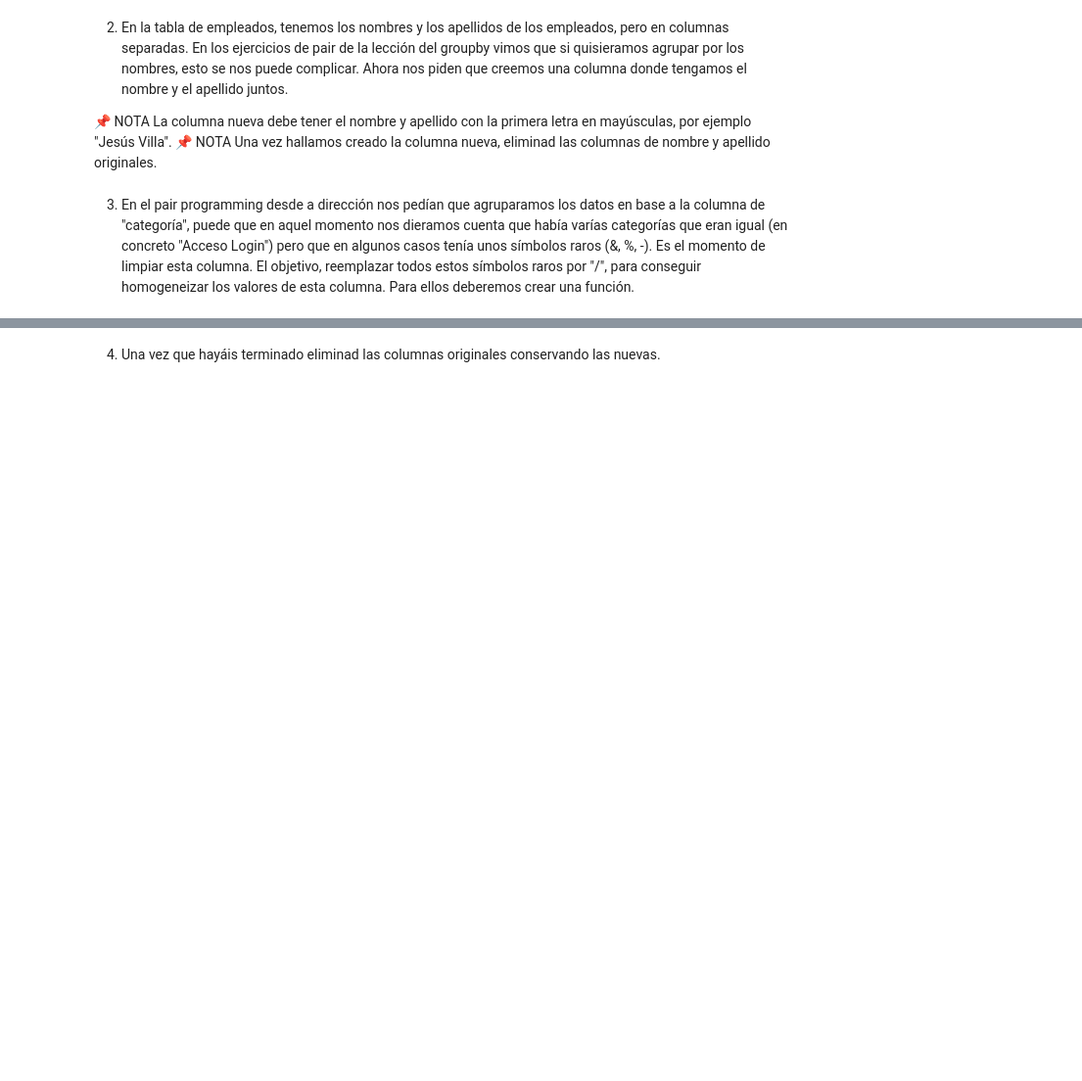
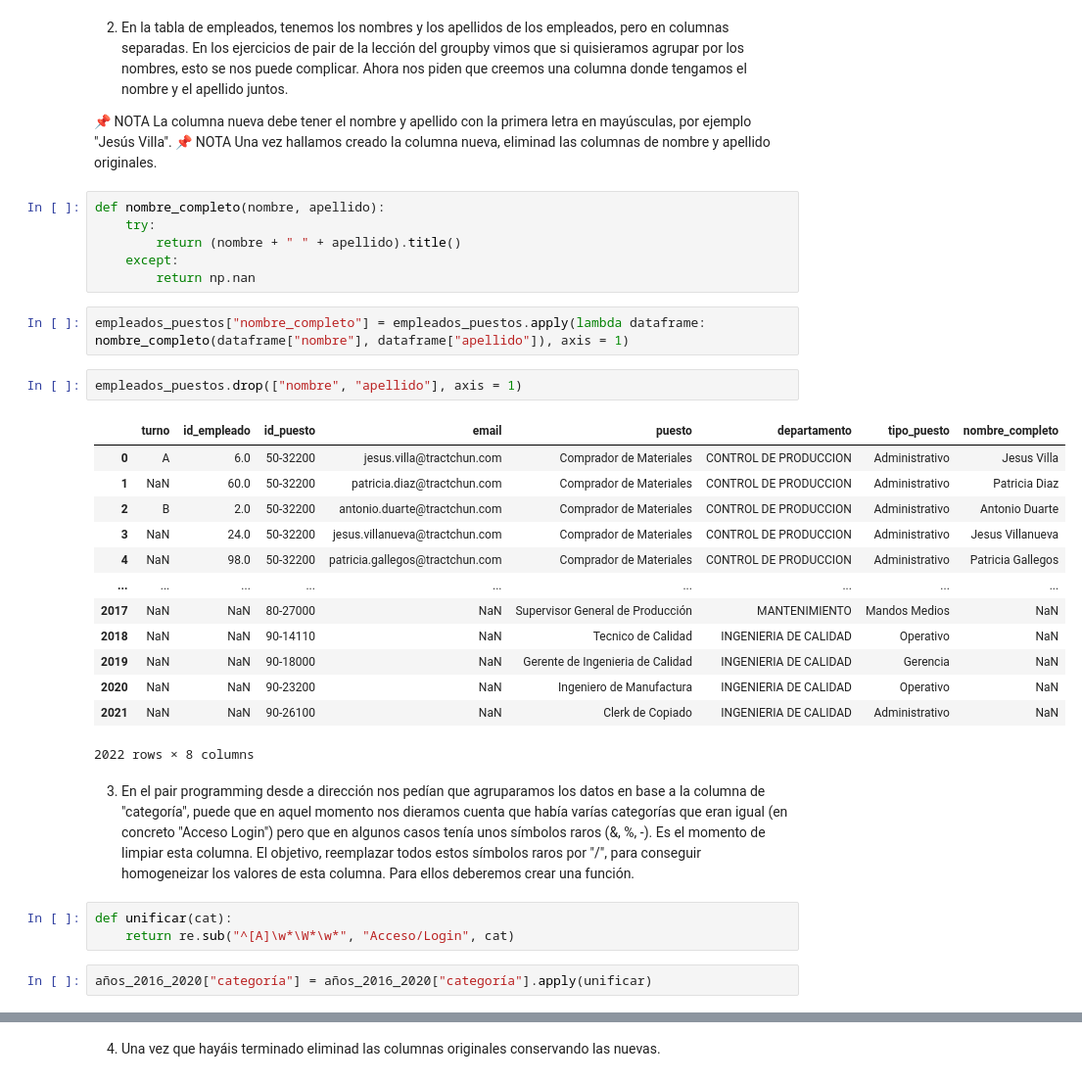
Before and after one commit to Adalab/promo-d-da-modulo2-sprint1-cristina-lidya, a Jupyter notebook: pandas/pandas-leccion7-apply.ipynb, the cells around one changed output, grey strips where cells are left out. Shown at 98% size. Drawn from its saved outputs; the diff is of its cells as text; blank space fills up the shorter version.

```diff
--- a/pandas/pandas-leccion7-apply.ipynb
+++ b/pandas/pandas-leccion7-apply.ipynb
@@ -28,5 +85,34 @@ Ahora nos piden que creemos una columna donde tengamos el nombre y el apellido j
 
 📌 NOTA La columna nueva debe tener el nombre y apellido con la primera letra en mayúsculas, por ejemplo "Jesús Villa".
 📌 NOTA Una vez hallamos creado la columna nueva, eliminad las columnas de nombre y apellido originales.
+# %%
+def nombre_completo(nombre, apellido):
+    try:
+        return (nombre + " " + apellido).title()
+    except:
+        return np.nan
+# %%
+empleados_puestos["nombre_completo"] = empleados_puestos.apply(lambda dataframe: nombre_completo(dataframe["nombre"], dataframe["apellido"]), axis = 1)
+# %%
+empleados_puestos.drop(["nombre", "apellido"], axis = 1)
+# %% [output]
+|  | turno | id_empleado | id_puesto | email | puesto | departamento | tipo_puesto | nombre_completo |
+| 0 | A | 6.0 | 50-32200 | jesus.villa@tractchun.com | Comprador de Materiales | CONTROL DE PRODUCCION | Administrativo | Jesus Villa |
+| 1 | NaN | 60.0 | 50-32200 | patricia.diaz@tractchun.com | Comprador de Materiales | CONTROL DE PRODUCCION | Administrativo | Patricia Diaz |
+| 2 | B | 2.0 | 50-32200 | antonio.duarte@tractchun.com | Comprador de Materiales | CONTROL DE PRODUCCION | Administrativo | Antonio Duarte |
+| 3 | NaN | 24.0 | 50-32200 | jesus.villanueva@tractchun.com | Comprador de Materiales | CONTROL DE PRODUCCION | Administrativo | Jesus Villanueva |
+| 4 | NaN | 98.0 | 50-32200 | patricia.gallegos@tractchun.com | Comprador de Materiales | CONTROL DE PRODUCCION | Administrativo | Patricia Gallegos |
+| ... | ... | ... | ... | ... | ... | ... | ... | ... |
+| 2017 | NaN | NaN | 80-27000 | NaN | Supervisor General de Producción | MANTENIMIENTO | Mandos Medios | NaN |
+| 2018 | NaN | NaN | 90-14110 | NaN | Tecnico de Calidad | INGENIERIA DE CALIDAD | Operativo | NaN |
+| 2019 | NaN | NaN | 90-18000 | NaN | Gerente de Ingenieria de Calidad | INGENIERIA DE CALIDAD | Gerencia | NaN |
+| 2020 | NaN | NaN | 90-23200 | NaN | Ingeniero de Manufactura | INGENIERIA DE CALIDAD | Operativo | NaN |
+| 2021 | NaN | NaN | 90-26100 | NaN | Clerk de Copiado | INGENIERIA DE CALIDAD | Administrativo | NaN |
+2022 rows × 8 columns
 # %% [markdown]
 3. En el pair programming desde a dirección nos pedían que agruparamos los datos en base a la columna de "categoría", puede que en aquel momento nos dieramos cuenta que había varías categorías que eran igual (en concreto "Acceso Login") pero que en algunos casos tenía unos símbolos raros (&, %, -). Es el momento de limpiar esta columna. El objetivo, reemplazar todos estos símbolos raros por "/", para conseguir homogeneizar los valores de esta columna. Para ellos deberemos crear una función.
+# %%
+def unificar(cat):
+    return re.sub("^[A]\w*\W*\w*", "Acceso/Login", cat)
+# %%
+años_2016_2020["categoría"] = años_2016_2020["categoría"].apply(unificar)
```
Also changed, not shown: parts of 10 cells of this notebook.
